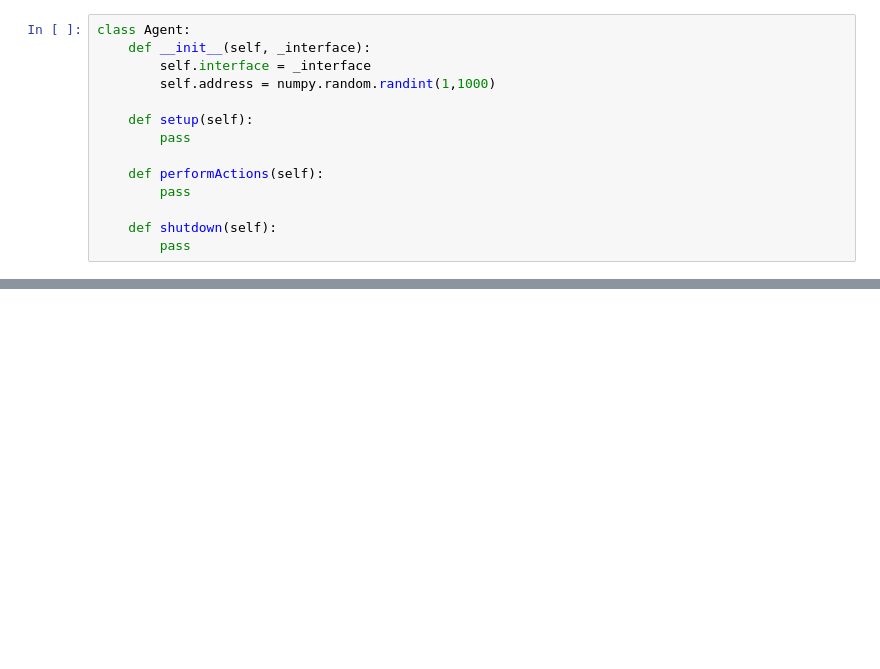
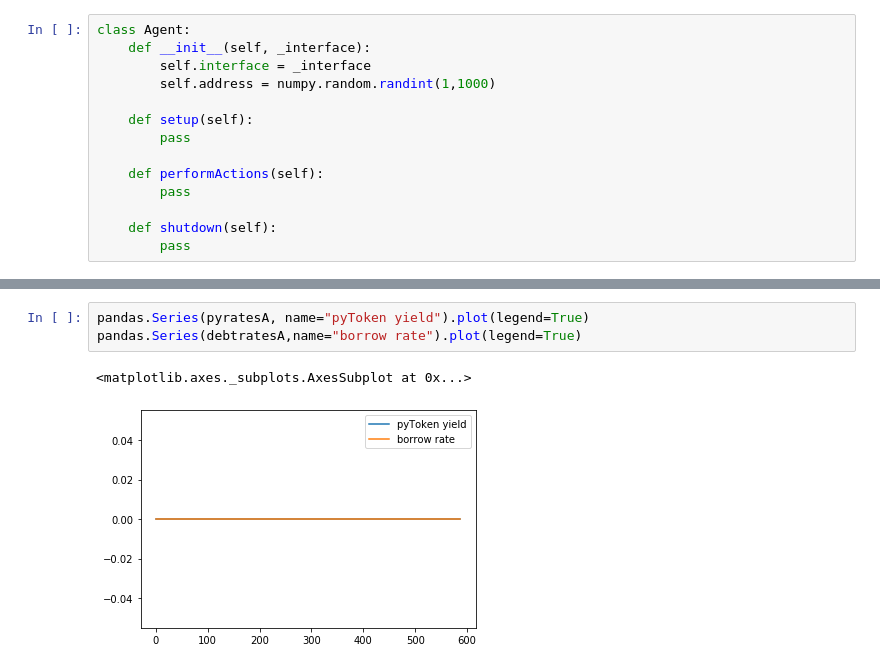
Before and after one commit to UptownResearch/pyTokenSpike, a Jupyter notebook: pyToken.ipynb, the cells around one changed output, grey strips where cells are left out. Saved outputs shown, nothing was run; the diff lists cells and outputs as text; blank space fills up the shorter version.

```diff
--- a/pyToken.ipynb
+++ b/pyToken.ipynb
@@ -413,0 +643,6 @@ class BorrowAgent(Agent):
+# %%
+pandas.Series(pyratesA, name="pyToken yield").plot(legend=True)
+pandas.Series(debtratesA,name="borrow rate").plot(legend=True)
+# %% [output]
+<matplotlib.axes._subplots.AxesSubplot at 0x...>
+[figure, added]
```
Also changed, not shown: parts of 51 cells of this notebook, 2 other files.
